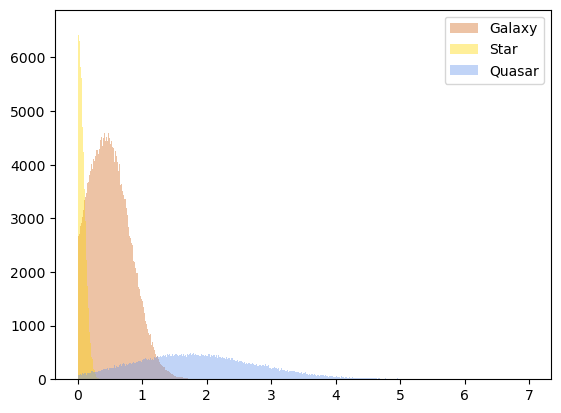
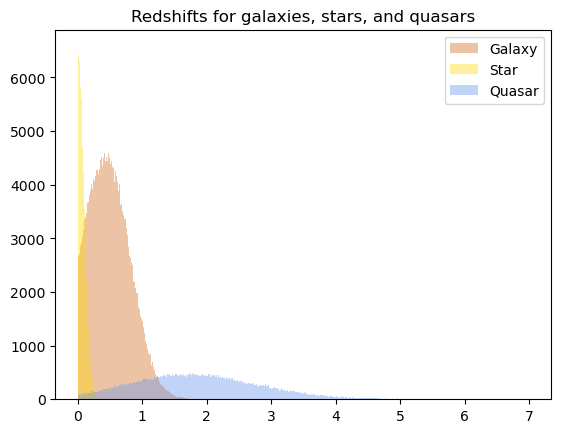
Unified diff of the notebook cell whose output changed from the first chart to the second:
--- before
+++ after
@@ -10,4 +10,5 @@
 ax.hist(star_shifts, bins=shift_bins, color="gold", alpha=0.4, label="Star")
 ax.hist(qso_shifts, bins=shift_bins, color="cornflowerblue", alpha=0.4, label="Quasar")
+ax.set_title(f"Redshifts for galaxies, stars, and quasars")
 
 ax.legend()

Commit: Tried partitioning data with redshift frequencies